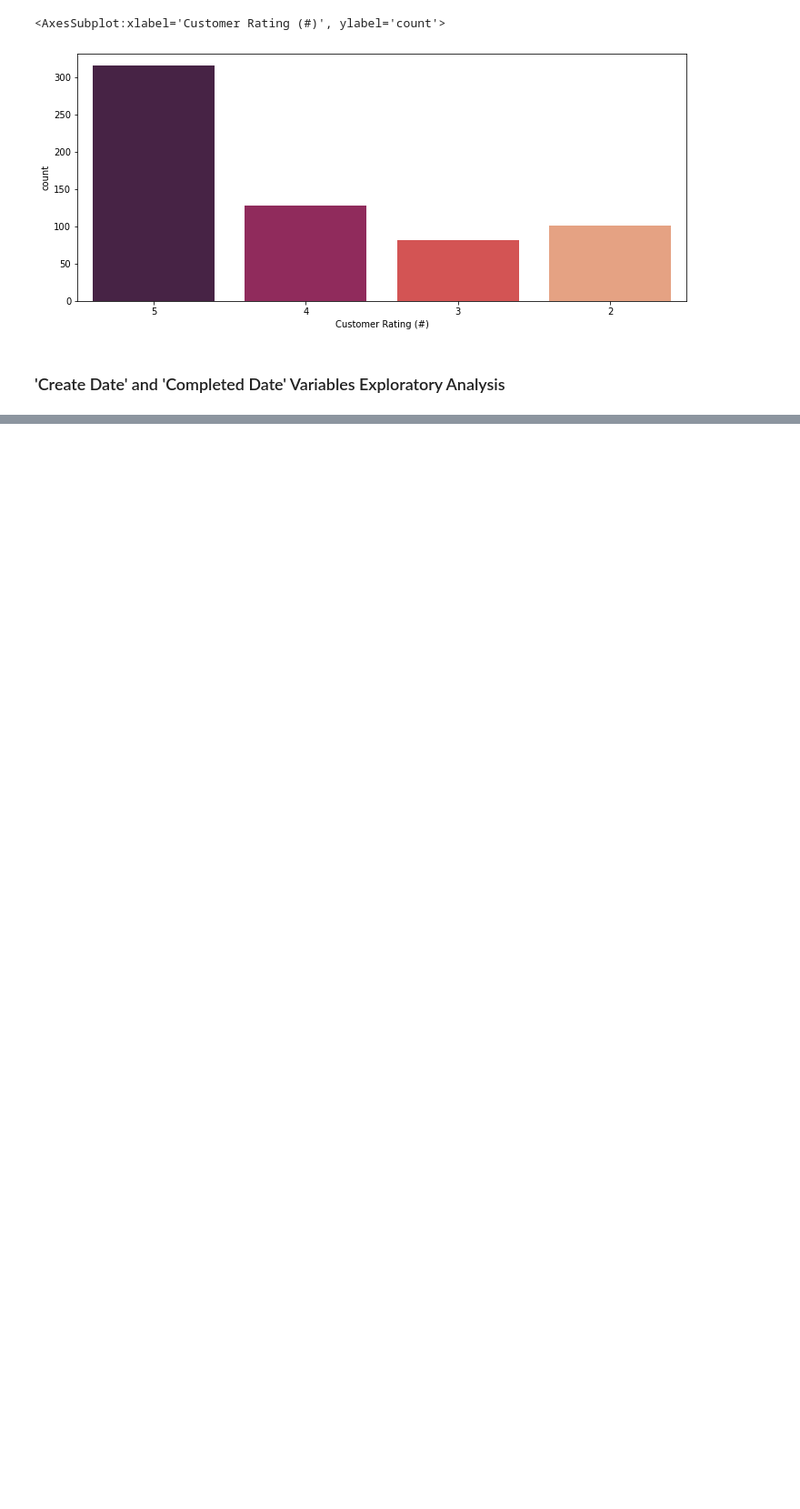
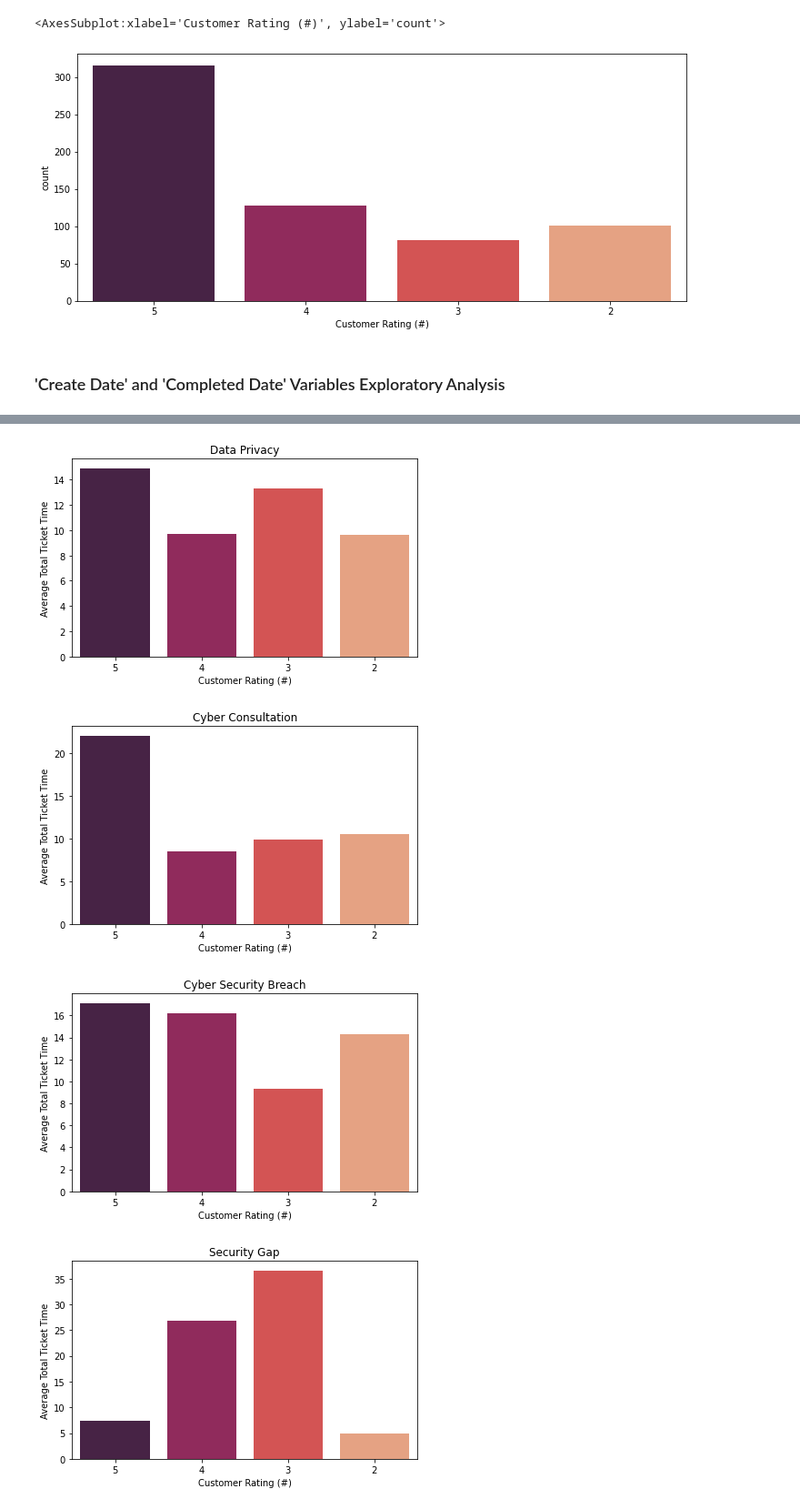
Before and after one commit to guiOsorio/Cybersecurity-Consulting-Viz, a Jupyter notebook: Analysis.ipynb, the cells around one changed output, grey strips where cells are left out. Shown at 91% size. Saved outputs shown, nothing was run; the diff lists cells and outputs as text; code cells hidden in the pictures; blank space fills up the shorter version.

```diff
--- a/Analysis.ipynb
+++ b/Analysis.ipynb
@@ -233,0 +401,20 @@ sns.countplot(data['Customer Rating (#)'], palette = 'rocket', order = [5,4,3,2]
+# %%
+# Visualize mean total ticket time by customer rating for each category
+for cat in data['Category'].unique():
+    # set plot figure
+    fig = plt.figure(figsize=(15,4))
+    ax1 = fig.add_subplot(121)
+
+    # create dataframe containing only values of the category being evaluated and grouped by customer rating, take column means
+    gby_rat = data[data['Category'] == cat].groupby(['Customer Rating (#)']).mean()
+    gby_rat.reset_index(inplace=True)
+
+    # plot mean ticket time per customer rating for the category being evaluated
+    ax1 = sns.barplot(gby_rat['Customer Rating (#)'], gby_rat['Total Ticket Time'], palette='rocket', order=[5,4,3,2])
+    ax1.set_title(cat)
+    plt.ylabel('Average Total Ticket Time')
+# %% [output]
+[figure, added]
+[figure, added]
+[figure, added]
+[figure, added]
```
Also changed, not shown: parts of 18 cells of this notebook.
